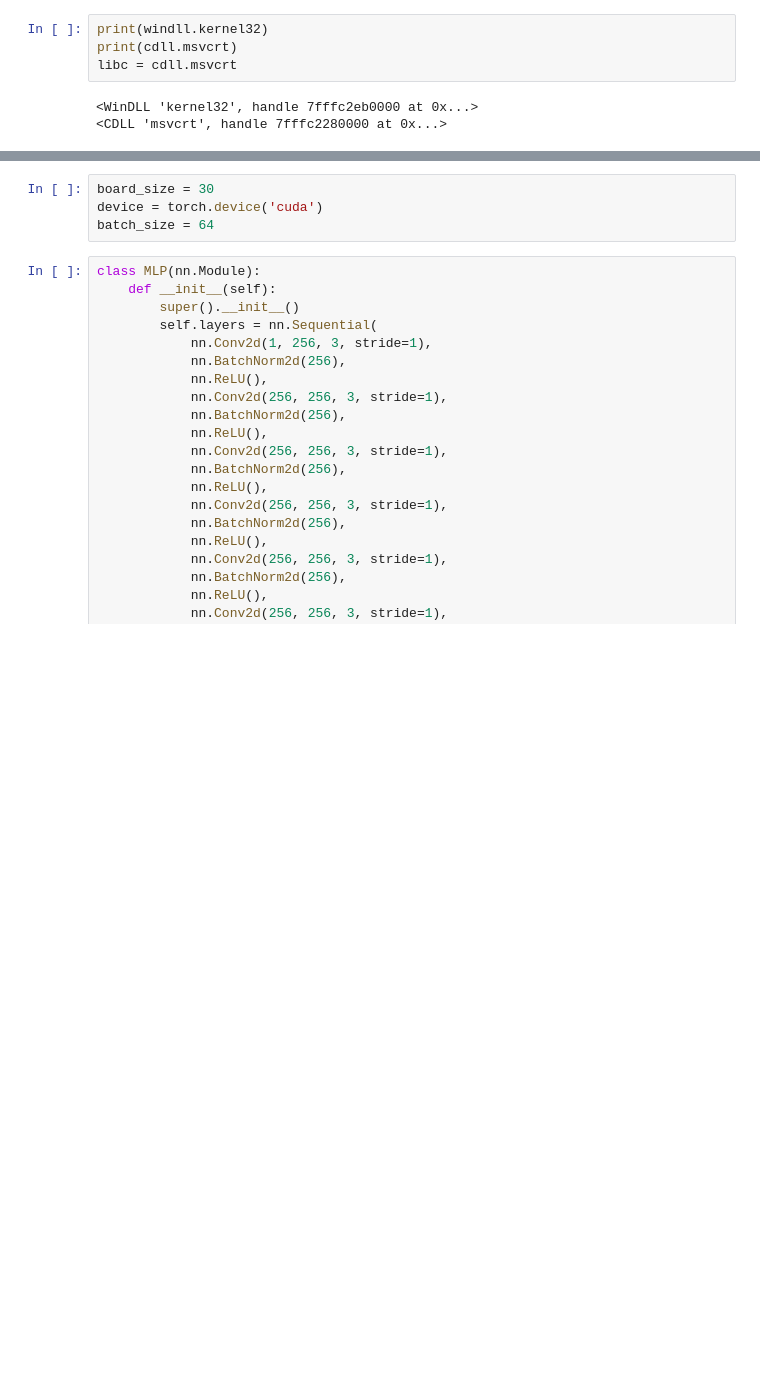
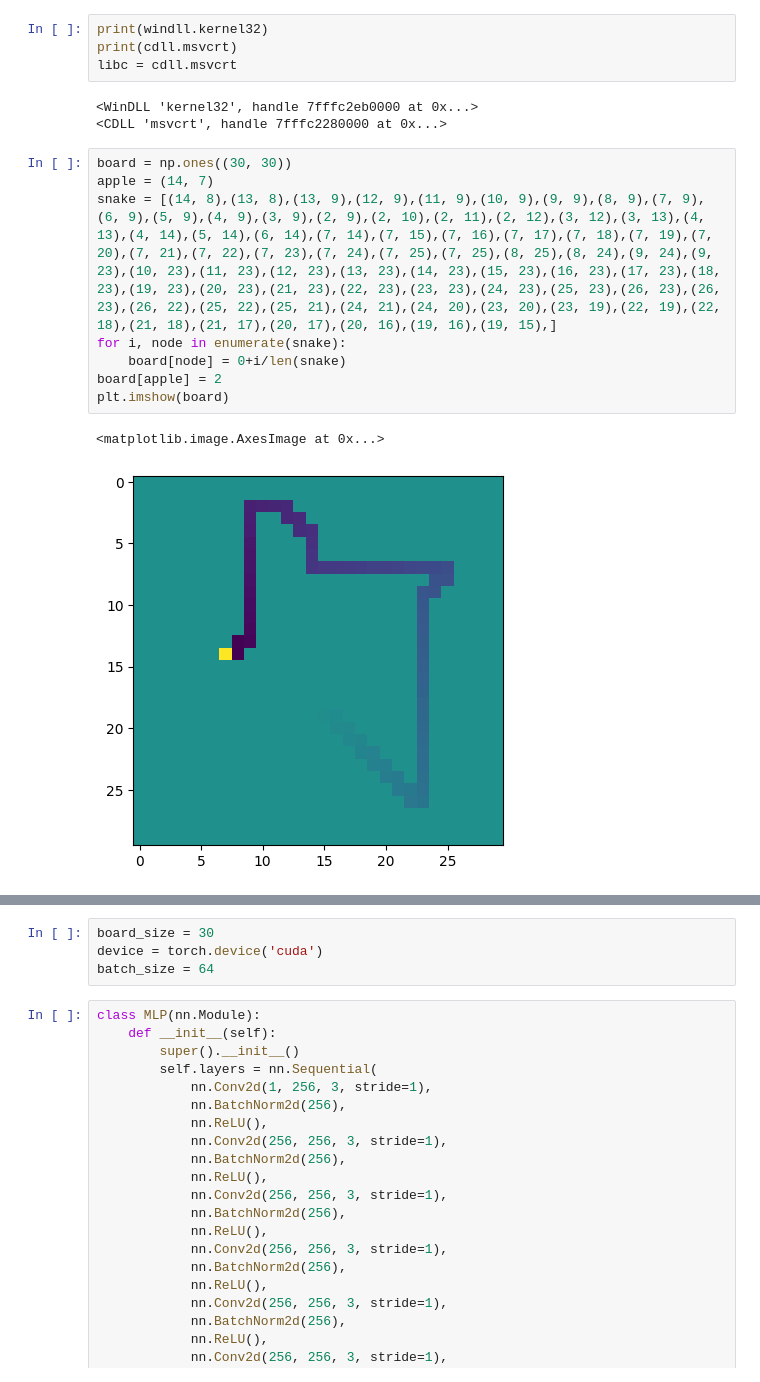
Before and after one commit to BradyWynn/snake, a Jupyter notebook: Snake.ipynb, the cells around one changed output, grey strips where cells are left out. Drawn from its saved outputs; the diff is of its cells as text; blank space fills up the shorter version.

```diff
--- a/Snake.ipynb
+++ b/Snake.ipynb
@@ -13,3 +13,14 @@ libc = cdll.msvcrt
 # %% [output]
 <WinDLL 'kernel32', handle 7fffc2eb0000 at 0x...>
 <CDLL 'msvcrt', handle 7fffc2280000 at 0x...>
+# %%
+board = np.ones((30, 30))
+apple = (14, 7)
+snake = [(14, 8),(13, 8),(13, 9),(12, 9),(11, 9),(10, 9),(9, 9),(8, 9),(7, 9),(6, 9),(5, 9),(4, 9),(3, 9),(2, 9),(2, 10),(2, 11),(2, 12),(3, 12),(3, 13),(4, 13),(4, 14),(5, 14),(6, 14),(7, 14),(7, 15),(7, 16),(7, 17),(7, 18),(7, 19),(7, 20),(7, 21),(7, 22),(7, 23),(7, 24),(7, 25),(7, 25),(8, 25),(8, 24),(9, 24),(9, 23),(10, 23),(11, 23),(12, 23),(13, 23),(14, 23),(15, 23),(16, 23),(17, 23),(18, 23),(19, 23),(20, 23),(21, 23),(22, 23),(23, 23),(24, 23),(25, 23),(26, 23),(26, 23),(26, 22),(25, 22),(25, 21),(24, 21),(24, 20),(23, 20),(23, 19),(22, 19),(22, 18),(21, 18),(21, 17),(20, 17),(20, 16),(19, 16),(19, 15),]
+for i, node in enumerate(snake):
+    board[node] = 0+i/len(snake)
+board[apple] = 2
+plt.imshow(board)
+# %% [output]
+<matplotlib.image.AxesImage at 0x...>
+[figure, added]
```
Also changed, not shown: parts of 1 cell of this notebook, 6 other files.
